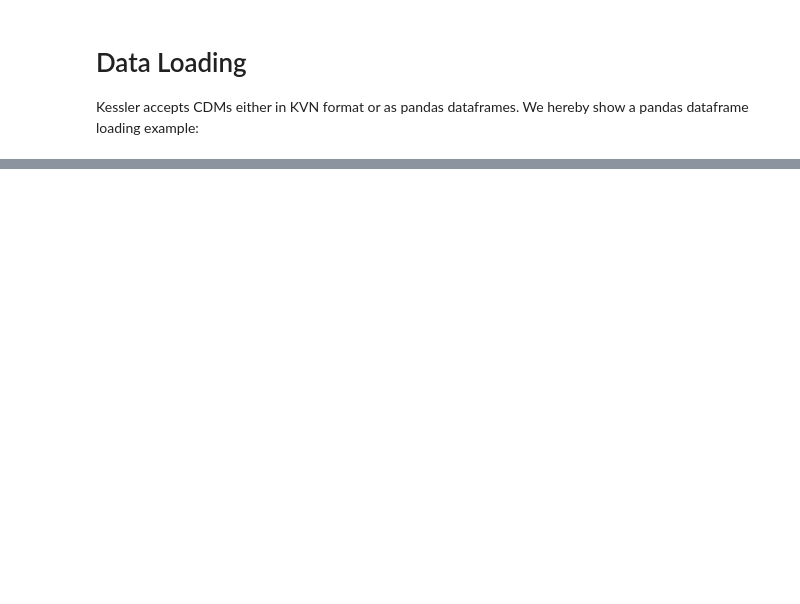
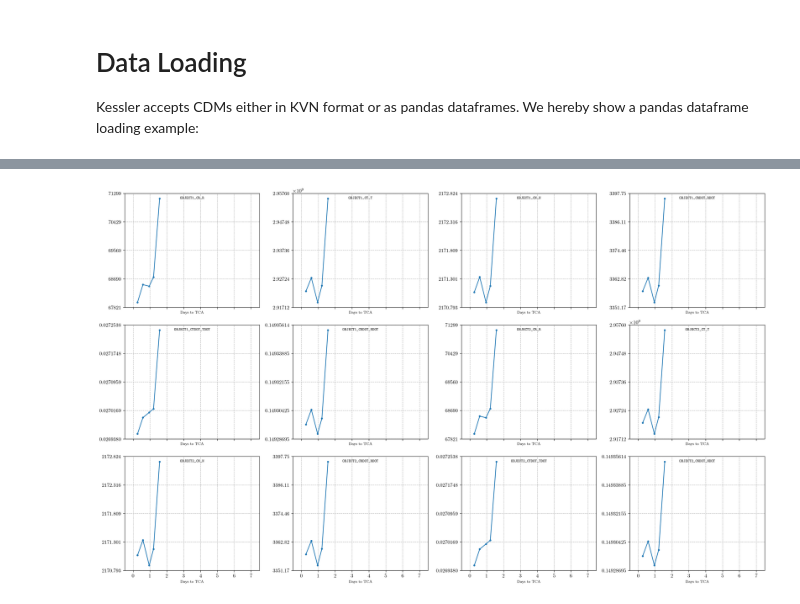
Before and after one commit to JJavierRosales/scapy, a Jupyter notebook: notebooks/get_started.ipynb, the cells around one changed output, grey strips where cells are left out. Drawn from its saved outputs; the diff is of its cells as text; code cells hidden in the pictures; blank space fills up the shorter version.

```diff
--- a/notebooks/get_started.ipynb
+++ b/notebooks/get_started.ipynb
@@ -207,0 +129,17 @@ print(nn_features)
+# %%
+# The ConjunctionEventsDataset class constructor is an object containing a list
+# of ConjunctionEvents objects, that is, sets of different number of CDMs
+# describing different conjunction events.
+print('{}\n'.format(events))
+
+# The ConjunctionEvent class constructor is an object containing a list of
+# Conjunction Data Message (CDM) objects associated to the same conjunction
+# event.
+event = events[0]
+print('{}\n'.format(event))
+
+# The ConjunctionDataMessage class constructor is an object containing all
+# relevant information of a specific conjunction at a given point in time for a
+# given Event.
+cdm = events[0][0]
+print('{}\n'.format(cdm))
@@ -207,0 +164,4 @@ print(nn_features)
+# %%
+event.plot_uncertainty(diagonal=True)
+# %% [output]
+[figure, added]
```
Also changed, not shown: parts of 32 cells of this notebook, 1 other file.
